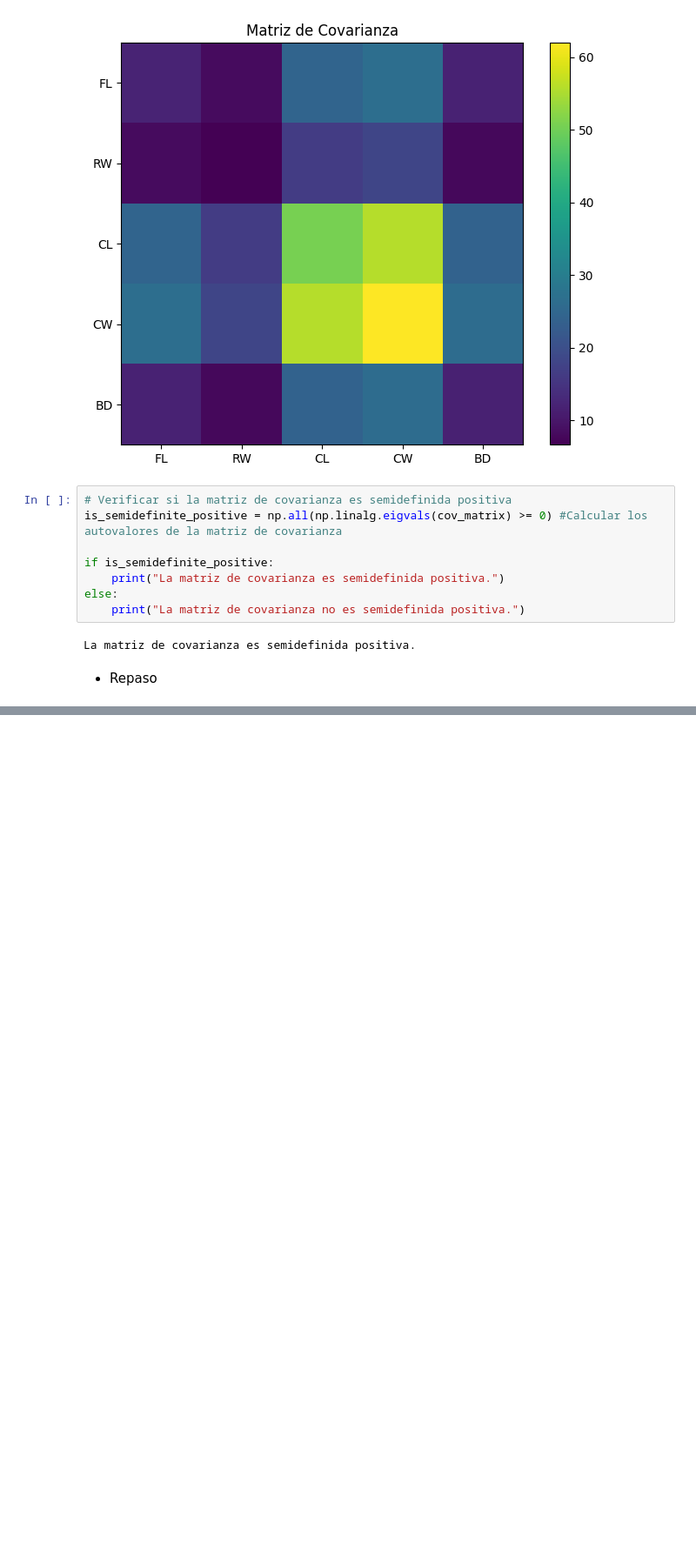
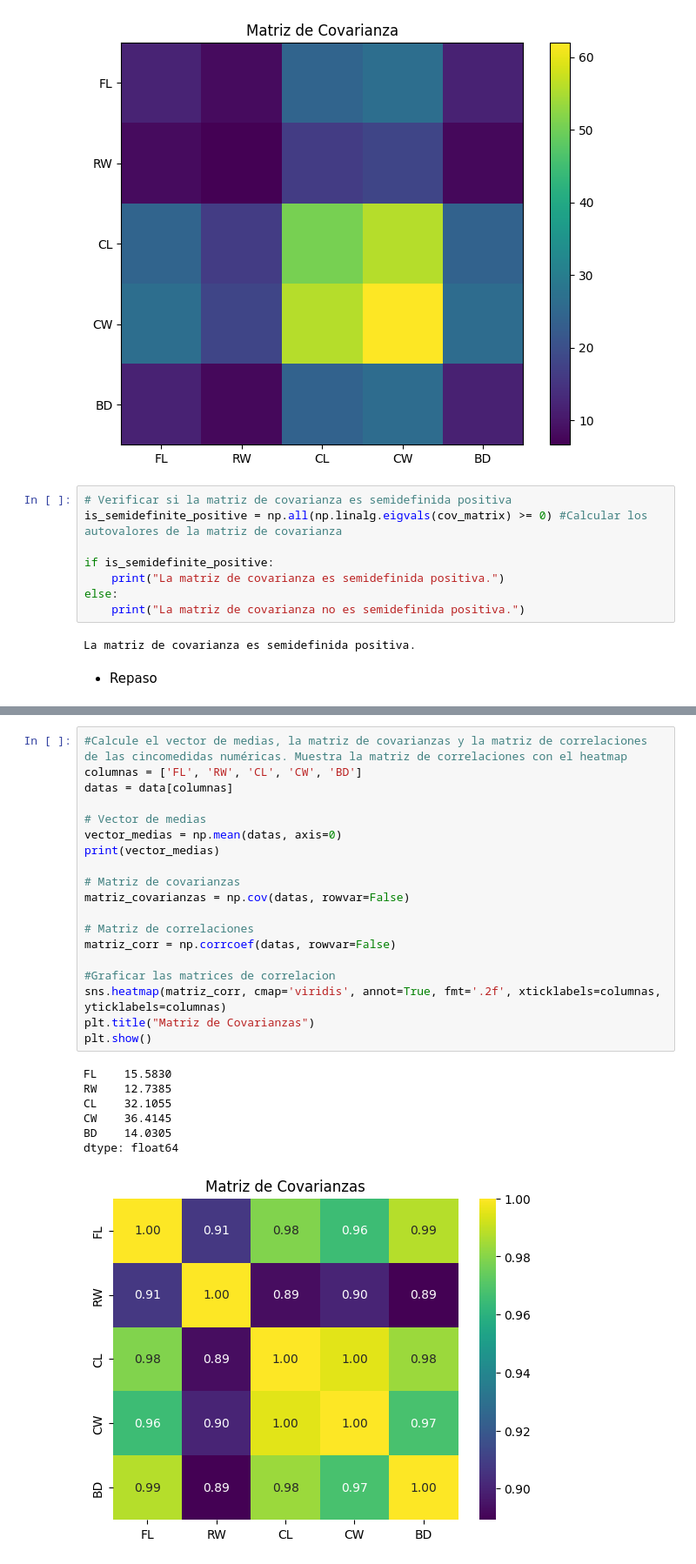
Before and after one commit to JoakoIA/Universidad, a Jupyter notebook: Python/Calculo Multivariable/main.ipynb, the cells around one changed output, grey strips where cells are left out. Shown at 87% size. Saved outputs shown, nothing was run; the diff lists cells and outputs as text; blank space fills up the shorter version.

```diff
--- a/Python/Calculo Multivariable/main.ipynb
+++ b/Python/Calculo Multivariable/main.ipynb
@@ -151,0 +194,27 @@ La matriz de covarianza es semidefinida positiva.
+# %%
+#Calcule el vector de medias, la matriz de covarianzas y la matriz de correlaciones de las cincomedidas numéricas. Muestra la matriz de correlaciones con el heatmap
+columnas = ['FL', 'RW', 'CL', 'CW', 'BD']
+datas = data[columnas]
+
+# Vector de medias
+vector_medias = np.mean(datas, axis=0)
+print(vector_medias)
+
+# Matriz de covarianzas
+matriz_covarianzas = np.cov(datas, rowvar=False)
+
+# Matriz de correlaciones
+matriz_corr = np.corrcoef(datas, rowvar=False)
+
+#Graficar las matrices de correlacion
+sns.heatmap(matriz_corr, cmap='viridis', annot=True, fmt='.2f', xticklabels=columnas, yticklabels=columnas)
+plt.title("Matriz de Covarianzas")
+plt.show()
+# %% [output]
+FL    15.5830
+RW    12.7385
+CL    32.1055
+CW    36.4145
+BD    14.0305
+dtype: float64
+[figure, added]
```
Also changed, not shown: parts of 8 cells of this notebook, 2 other files.
